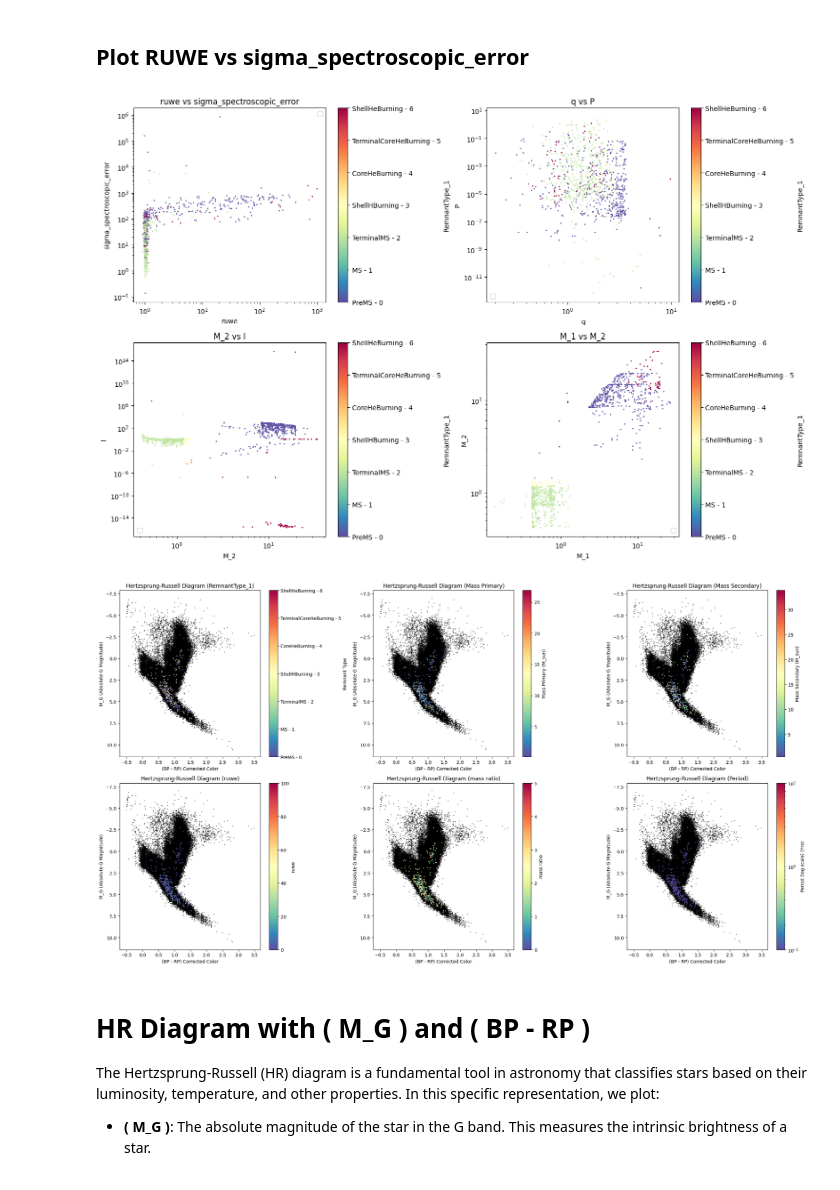
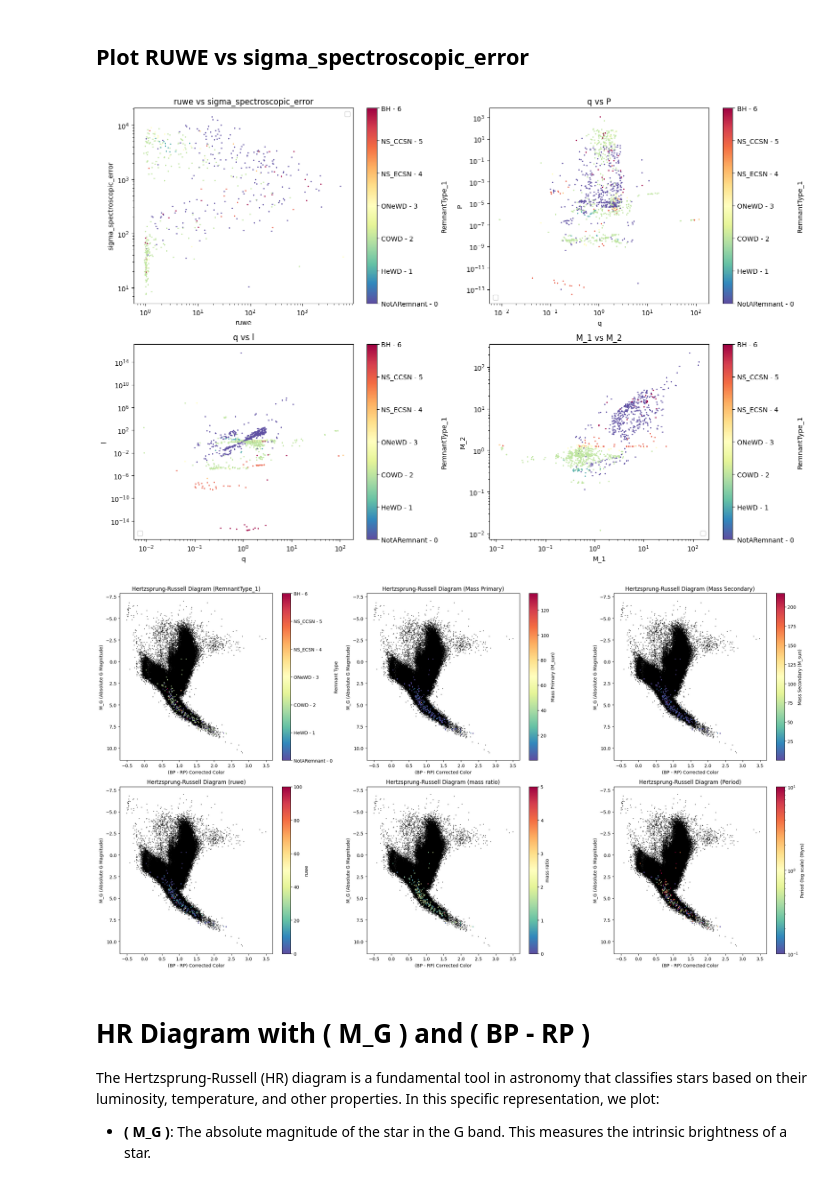
Before and after one commit to kostas-panagiotakis/thesis, a Jupyter notebook: read_IC_and_evolve.ipynb, the cells around one changed output. Saved outputs shown, nothing was run; the diff lists cells and outputs as text; code cells hidden in the pictures.

```diff
--- a/read_IC_and_evolve.ipynb
+++ b/read_IC_and_evolve.ipynb
@@ -152,5 +154,3 @@ interpolator:   9.759 s
 # using evolved_binaries dataframe calculate the mass ratio q and luminosity ratio l
 evolved_binaries['q'] = evolved_binaries['Mass_1'] / evolved_binaries['Mass_0']
 evolved_binaries['l'] = evolved_binaries['Luminosity_1'] / evolved_binaries['Luminosity_0']
-evolved_binaries['Parallax'] = (1 / ((evolved_binaries['Semimajor']**3 / ((evolved_binaries['Mass_0'] + evolved_binaries['Mass_1'])\
-                                         * evolved_binaries['Period']**2))**(1/3))) * 1000
@@ -231,31 +242,31 @@ df['sigma_spectroscopic_error'] = sigma_spectroscopic_error(df['q'], df['a'], df
 # %% [markdown]
 ## Plot RUWE vs sigma_spectroscopic_error
 # %%
-remnant_type = {0: "PreMS - 0", 1: "MS - 1", 2: "TerminalMS - 2", 3: "ShellHBurning - 3", 4: "CoreHeBurning - 4",
-                5: "TerminalCoreHeBurning - 5", 6: "ShellHeBurning - 6", 7: "CO - 7"}
+remnant_type = {0: "NotARemnant - 0", 1: "HeWD - 1", 2: "COWD - 2", 3: "ONeWD - 3", 4: "NS_ECSN - 4",
+                5: "NS_CCSN - 5", 6: "BH - 6", -1: "Empty - -1"}
 # %%
 # Create subplots
 fig, axs = plt.subplots(2, 2, figsize=(15, 10))
 
 # Plot 1
 plot_scatter_with_colorbar_combined(df, 'ruwe', 'sigma_spectroscopic_error', 'RemnantType_1', remnant_type, axs[0, 0], legend_loc='best')
 
 # Plot 2
 plot_scatter_with_colorbar_combined(df, 'q', 'P', 'RemnantType_1', remnant_type, axs[0, 1], legend_loc='lower left')
 
 # Plot 3
-plot_scatter_with_colorbar_combined(df, 'M_2', 'l', 'RemnantType_1', remnant_type, axs[1, 0], legend_loc='lower left')
+plot_scatter_with_colorbar_combined(df, 'q', 'l', 'RemnantType_1', remnant_type, axs[1, 0], legend_loc='lower left')
 
 # Plot 4
 plot_scatter_with_colorbar_combined(df, 'M_1', 'M_2', 'RemnantType_1', remnant_type, axs[1, 1], legend_loc='lower right')
 
 # Adjust layout
 plt.tight_layout()
 
 # Show the plot
 plt.show()
 # %% [output]
-[figure, old version]
+[figure, new version]
 # %%
 # Example usage
 file_path = 'data/cog/gaia_dr3_cross.csv'
@@ -265,7 +276,7 @@ df_updated = match_and_update(df, cross_df_filtered)
 # %%
 plot_hr_diagrams(df, cross_df_filtered)
 # %% [output]
-[figure, old version]
+[figure, new version]
 # %% [markdown]
 # HR Diagram with \( M_G \) and \( BP - RP \)
 
```
Also changed, not shown: parts of 21 cells of this notebook, 1 other file.
